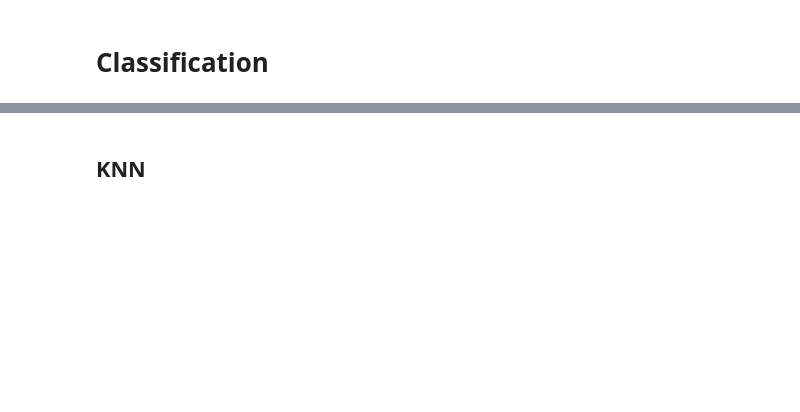
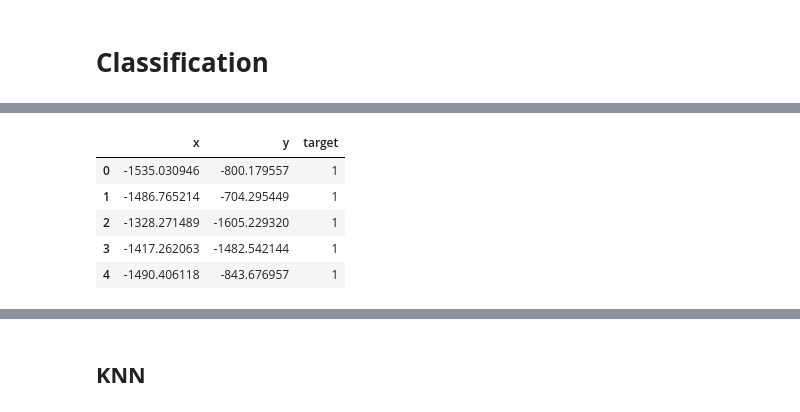
Before and after one commit to MYElmasry/Hand-Gesture-Recognition, a Jupyter notebook: Hand_Gesture_Recognition.ipynb, the cells around one changed output, grey strips where cells are left out. Saved outputs shown, nothing was run; the diff lists cells and outputs as text; code cells hidden in the pictures; blank space fills up the shorter version.

```diff
--- a/Hand_Gesture_Recognition.ipynb
+++ b/Hand_Gesture_Recognition.ipynb
@@ -156,0 +131,11 @@ df_test.head()
+# %%
+df = pd.DataFrame(data=converted_x_train, columns=['x', 'y'])
+df['target'] = y_train
+df.head()
+# %% [output]
+|  | x | y | target |
+| 0 | -1535.030946 | -800.179557 | 1 |
+| 1 | -1486.765214 | -704.295449 | 1 |
+| 2 | -1328.271489 | -1605.229320 | 1 |
+| 3 | -1417.262063 | -1482.542144 | 1 |
+| 4 | -1490.406118 | -843.676957 | 1 |
```
Also changed, not shown: parts of 16 cells of this notebook.
